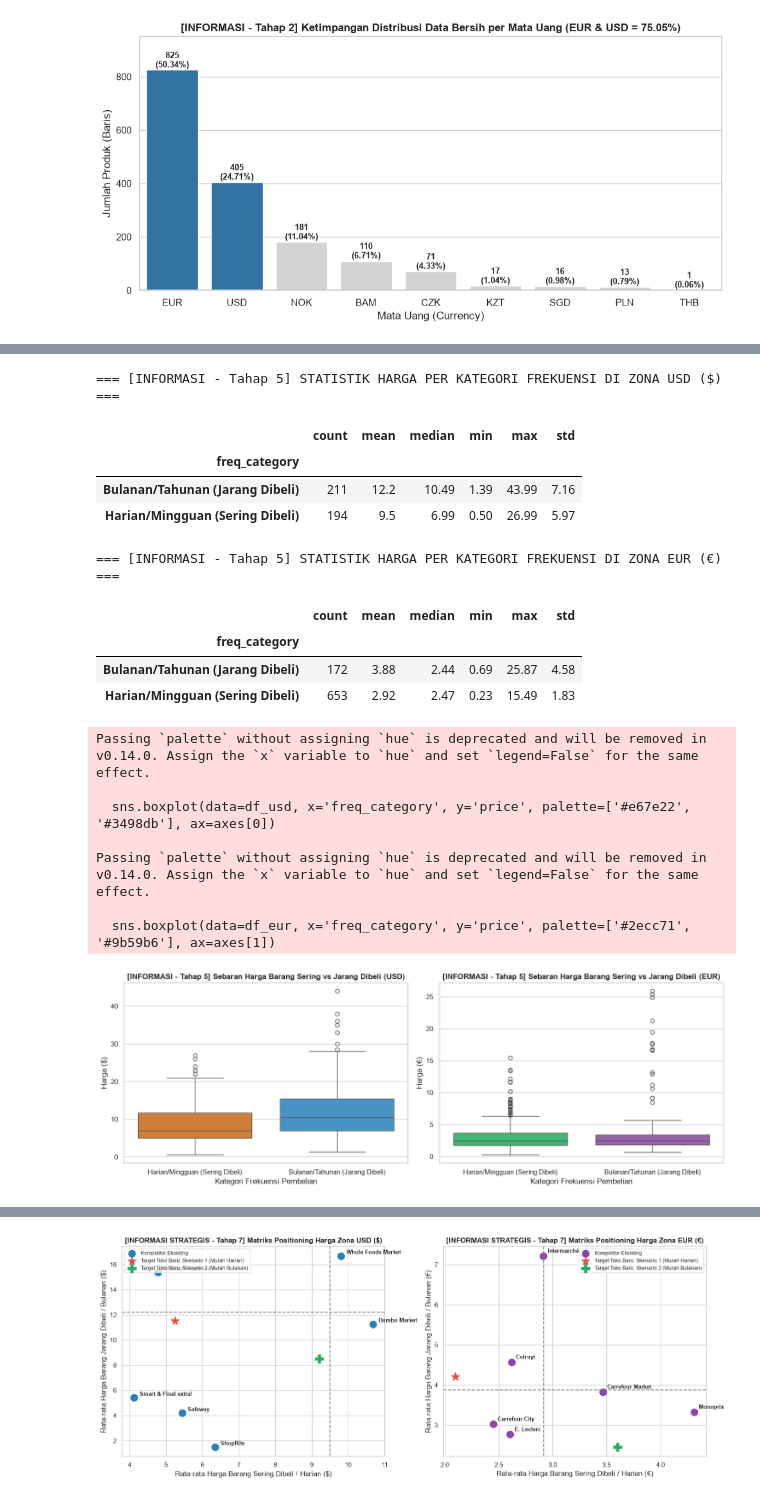
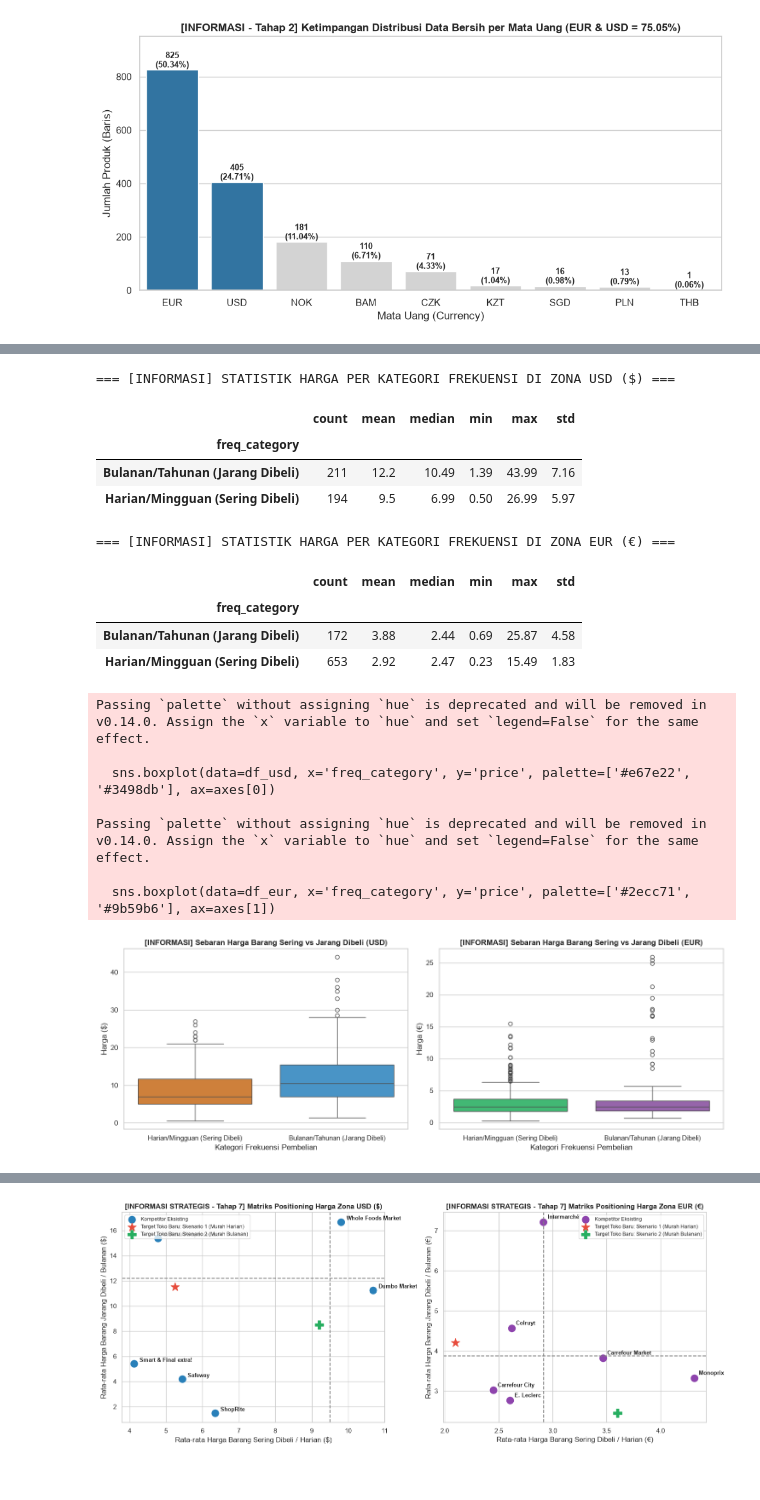
Before and after one commit to ZazkiaLutvi/Info-Strategy, a Jupyter notebook: Global-Retail/analisis/Analisis_Strategi_Harga_Supermarket_USD_EUR-v2.ipynb, the cells around one changed output, grey strips where cells are left out. Drawn from its saved outputs; the diff is of its cells as text; code cells hidden in the pictures.

```diff
--- a/Global-Retail/analisis/Analisis_Strategi_Harga_Supermarket_USD_EUR-v2.ipynb
+++ b/Global-Retail/analisis/Analisis_Strategi_Harga_Supermarket_USD_EUR-v2.ipynb
@@ -377,45 +377,45 @@ def classify_purchase_frequency(row):
 df_usd['freq_category'] = df_usd.apply(classify_purchase_frequency, axis=1)
 df_eur['freq_category'] = df_eur.apply(classify_purchase_frequency, axis=1)
 
-print('=== [INFORMASI - Tahap 5] STATISTIK HARGA PER KATEGORI FREKUENSI DI ZONA USD ($) ===')
+print('=== [INFORMASI] STATISTIK HARGA PER KATEGORI FREKUENSI DI ZONA USD ($) ===')
 display(df_usd.groupby('freq_category')['price'].agg(['count', 'mean', 'median', 'min', 'max', 'std']).round(2))
 
-print('\n=== [INFORMASI - Tahap 5] STATISTIK HARGA PER KATEGORI FREKUENSI DI ZONA EUR (€) ===')
+print('\n=== [INFORMASI] STATISTIK HARGA PER KATEGORI FREKUENSI DI ZONA EUR (€) ===')
 display(df_eur.groupby('freq_category')['price'].agg(['count', 'mean', 'median', 'min', 'max', 'std']).round(2))
 
 # Visualisasi Proporsi & Perbandingan Harga Barang Sering vs Jarang Dibeli
 fig, axes = plt.subplots(1, 2, figsize=(14, 5))
 sns.boxplot(data=df_usd, x='freq_category', y='price', palette=['#e67e22', '#3498db'], ax=axes[0])
-axes[0].set_title('[INFORMASI - Tahap 5] Sebaran Harga Barang Sering vs Jarang Dibeli (USD)', fontweight='bold')
+axes[0].set_title('[INFORMASI] Sebaran Harga Barang Sering vs Jarang Dibeli (USD)', fontweight='bold')
 axes[0].set_xlabel('Kategori Frekuensi Pembelian')
 axes[0].set_ylabel('Harga ($)')
 
 sns.boxplot(data=df_eur, x='freq_category', y='price', palette=['#2ecc71', '#9b59b6'], ax=axes[1])
-axes[1].set_title('[INFORMASI - Tahap 5] Sebaran Harga Barang Sering vs Jarang Dibeli (EUR)', fontweight='bold')
+axes[1].set_title('[INFORMASI] Sebaran Harga Barang Sering vs Jarang Dibeli (EUR)', fontweight='bold')
 axes[1].set_xlabel('Kategori Frekuensi Pembelian')
 axes[1].set_ylabel('Harga (€)')
 
 plt.tight_layout()
 plt.show()
 # %% [output]
-=== [INFORMASI - Tahap 5] STATISTIK HARGA PER KATEGORI FREKUENSI DI ZONA USD ($) ===
+=== [INFORMASI] STATISTIK HARGA PER KATEGORI FREKUENSI DI ZONA USD ($) ===
 |  | count | mean | median | min | max | std |
 | freq_category |  |  |  |  |  |  |
 | Bulanan/Tahunan (Jarang Dibeli) | 211 | 12.2 | 10.49 | 1.39 | 43.99 | 7.16 |
 | Harian/Mingguan (Sering Dibeli) | 194 | 9.5 | 6.99 | 0.50 | 26.99 | 5.97 |
-=== [INFORMASI - Tahap 5] STATISTIK HARGA PER KATEGORI FREKUENSI DI ZONA EUR (€) ===
+=== [INFORMASI] STATISTIK HARGA PER KATEGORI FREKUENSI DI ZONA EUR (€) ===
 |  | count | mean | median | min | max | std |
 | freq_category |  |  |  |  |  |  |
 | Bulanan/Tahunan (Jarang Dibeli) | 172 | 3.88 | 2.44 | 0.69 | 25.87 | 4.58 |
 | Harian/Mingguan (Sering Dibeli) | 653 | 2.92 | 2.47 | 0.23 | 15.49 | 1.83 |
 Passing `palette` without assigning `hue` is deprecated and will be removed in v0.14.0. Assign the `x` variable to `hue` and set `legend=False` for the same effect.
 
   sns.boxplot(data=df_usd, x='freq_category', y='price', palette=['#e67e22', '#3498db'], ax=axes[0])
 
 Passing `palette` without assigning `hue` is deprecated and will be removed in v0.14.0. Assign the `x` variable to `hue` and set `legend=False` for the same effect.
 
   sns.boxplot(data=df_eur, x='freq_category', y='price', palette=['#2ecc71', '#9b59b6'], ax=axes[1])
-[figure, old version]
+[figure, new version]
 # %% [markdown]
 ---
 # BAGIAN III: FASE INFORMASI STRATEGIS (*STRATEGIC & PRESCRIPTIVE INFORMATION PHASE*)
```
Also changed, not shown: parts of 5 cells of this notebook, 1 other file.
